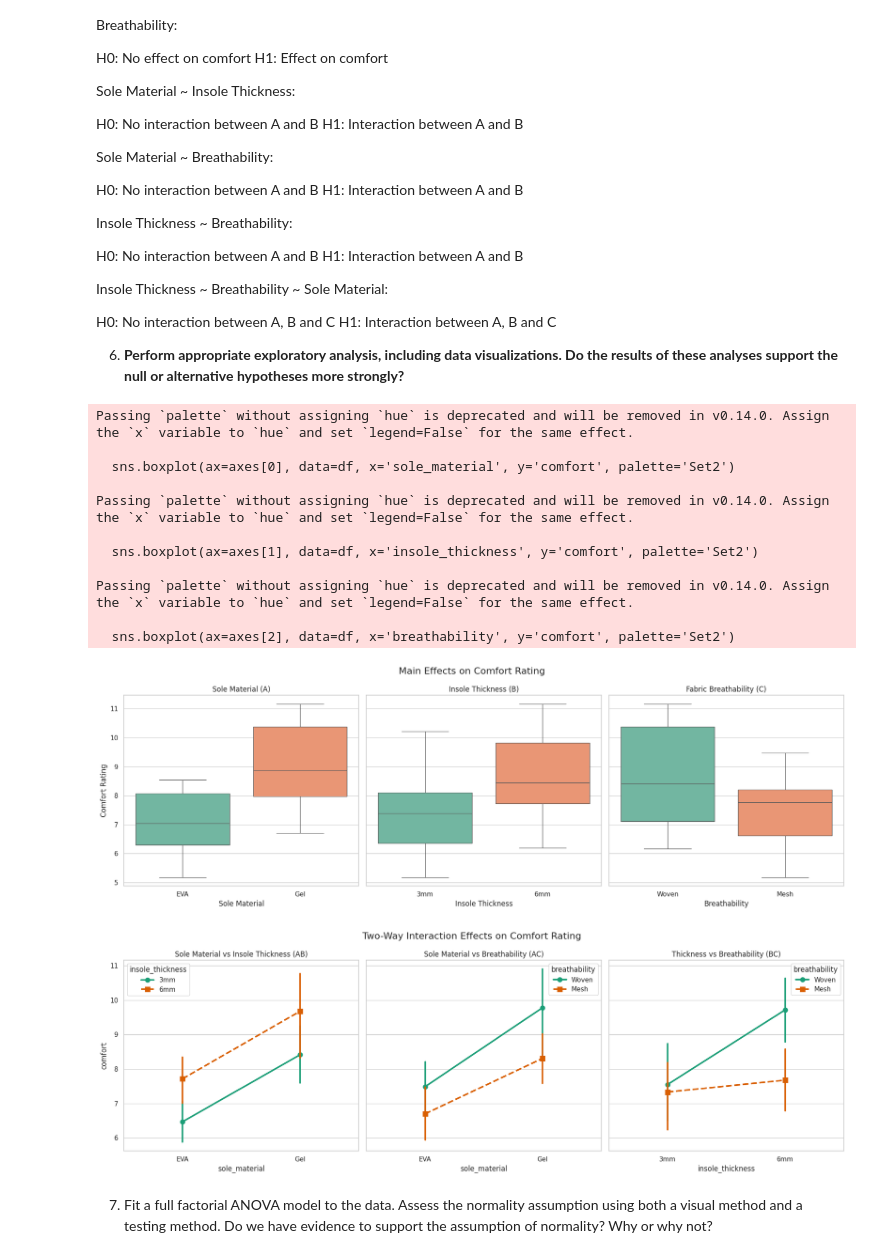
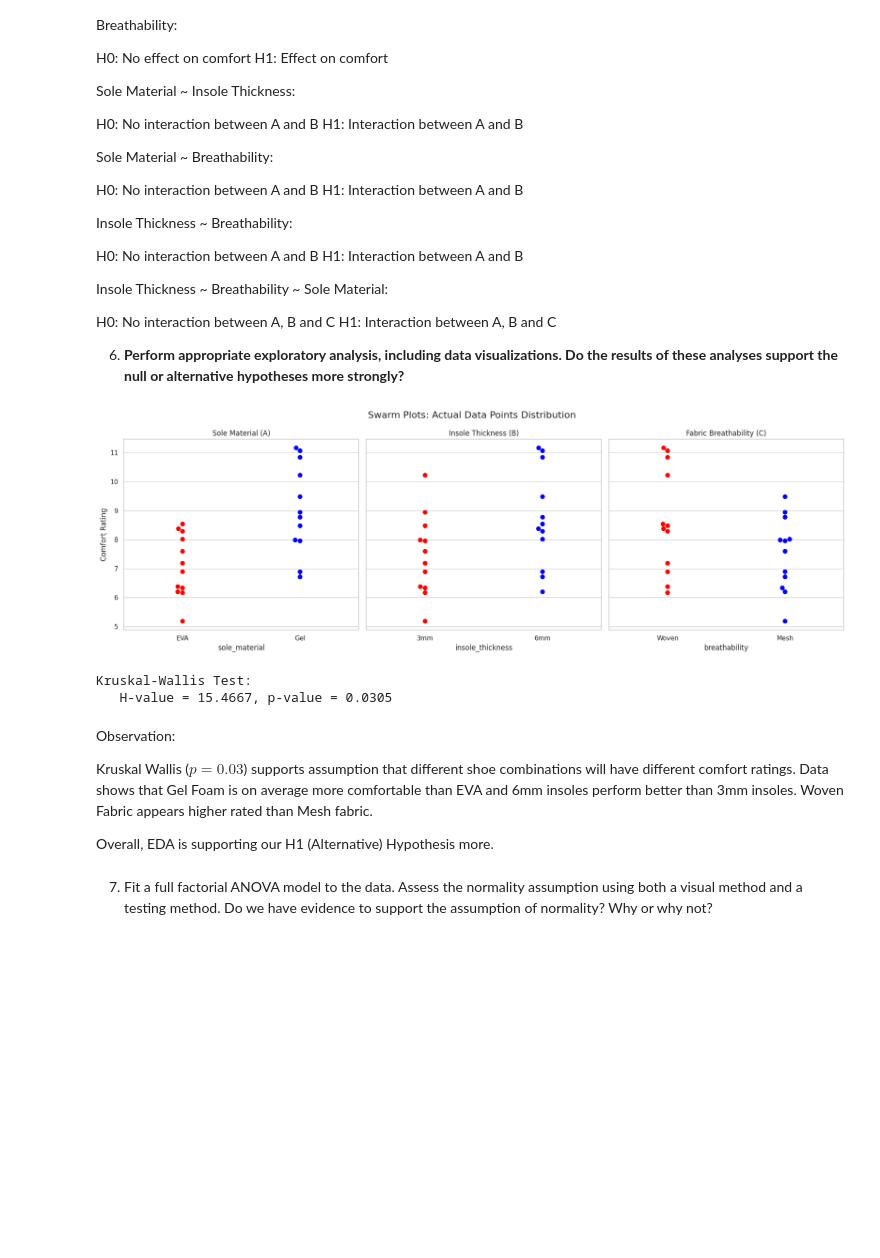
Before and after one commit to Cipher212/STAT-7220-Applied-Experimental-Design, a Jupyter notebook: Assignments/HW3/STAT-7220-HW3.ipynb, the cells around one changed output. Cells and saved outputs as stored; diff of their text form; code cells hidden in the pictures; blank space fills up the shorter version.

```diff
--- a/Assignments/HW3/STAT-7220-HW3.ipynb
+++ b/Assignments/HW3/STAT-7220-HW3.ipynb
@@ -149,68 +150,66 @@ H1: Interaction between A, B and C
 # %%
 import pandas as pd
 import matplotlib.pyplot as plt
 import seaborn as sns
+import numpy as np
+import scipy.stats as stats
+import statsmodels.api as sm
+from statsmodels.formula.api import ols
 
-# Load the dataset directly from the Excel file
+
+
+
+
+
+
+# load df
 df = pd.read_excel('Shoe Comfort Experiment.xlsx')
 
-# Set up the visual style and custom colors
+#theme
 sns.set_theme(style="whitegrid")
 custom_colors = ['red', 'blue']
 
-# 1. Main Effects Plots (Boxplots)
+# categorical scatter plot
 fig, axes = plt.subplots(1, 3, figsize=(18, 6), sharey=True)
-fig.suptitle('Main Effects on Comfort Rating', fontsize=16)
+fig.suptitle('Swarm Plots: Actual Data Points Distribution', fontsize=16)
 
-sns.boxplot(ax=axes[0], data=df, x='sole_material', y='comfort', palette=custom_colors)
+sns.swarmplot(ax=axes[0], data=df, x='sole_material', y='comfort', hue='sole_material', legend=False, palette=custom_colors, size=8)
 axes[0].set_title('Sole Material (A)')
-axes[0].set_xlabel('Sole Material')
 axes[0].set_ylabel('Comfort Rating')
 
-sns.boxplot(ax=axes[1], data=df, x='insole_thickness', y='comfort', palette=custom_colors)
+sns.swarmplot(ax=axes[1], data=df, x='insole_thickness', y='comfort', hue='insole_thickness', legend=False, palette=custom_colors, size=8)
 axes[1].set_title('Insole Thickness (B)')
-axes[1].set_xlabel('Insole Thickness')
+axes[1].set_ylabel('')
 
-sns.boxplot(ax=axes[2], data=df, x='breathability', y='comfort', palette=custom_colors)
+sns.swarmplot(ax=axes[2], data=df, x='breathability', y='comfort', hue='breathability', legend=False, palette=custom_colors, size=8)
 axes[2].set_title('Fabric Breathability (C)')
-axes[2].set_xlabel('Breathability')
+axes[2].set_ylabel('')
 
 plt.tight_layout()
 plt.show()
 
-# 2. Interaction Effects Plots (Pointplots)
-fig, axes = plt.subplots(1, 3, figsize=(18, 6), sharey=True)
-fig.suptitle('Two-Way Interaction Effects on Comfort Rating', fontsize=16)
 
-# Using linestyles=['-', '-'] to force solid lines for both groups
-sns.pointplot(ax=axes[0], data=df, x='sole_material', y='comfort', hue='insole_thickness',
-              markers=['o', 's'], linestyles=['-', '-'], palette=custom_colors)
-axes[0].set_title('Sole Material vs Insole Thickness (AB)')
 
-sns.pointplot(ax=axes[1], data=df, x='sole_material', y='comfort', hue='breathability',
-              markers=['o', 's'], linestyles=['-', '-'], palette=custom_colors)
-axes[1].set_title('Sole Material vs Breathability (AC)')
+# Kruskal wallis test
 
-sns.pointplot(ax=axes[2], data=df, x='insole_thickness', y='comfort', hue='breathability',
-              markers=['o', 's'], linestyles=['-', '-'], palette=custom_colors)
-axes[2].set_title('Thickness vs Breathability (BC)')
+df_sorted = df.sort_values(['sole_material', 'insole_thickness', 'breathability'])
 
-plt.tight_layout()
-plt.show()
+groups = np.split(df_sorted['comfort'].values, 8)
+kw_stat, kw_pval = stats.kruskal(*groups)
+
+print(f"Kruskal-Wallis Test:")
+print(f"   H-value = {kw_stat:.4f}, p-value = {kw_pval:.4f}")
 # %% [output]
+[figure, new version]
-Passing `palette` without assigning `hue` is deprecated and will be removed in v0.14.0. Assign the `x` variable to `hue` and set `legend=False` for the same effect.
-
-  sns.boxplot(ax=axes[0], data=df, x='sole_material', y='comfort', palette='Set2')
-
-Passing `palette` without assigning `hue` is deprecated and will be removed in v0.14.0. Assign the `x` variable to `hue` and set `legend=False` for the same effect.
-
-  sns.boxplot(ax=axes[1], data=df, x='insole_thickness', y='comfort', palette='Set2')
-
-Passing `palette` without assigning `hue` is deprecated and will be removed in v0.14.0. Assign the `x` variable to `hue` and set `legend=False` for the same effect.
-
-  sns.boxplot(ax=axes[2], data=df, x='breathability', y='comfort', palette='Set2')
+Kruskal-Wallis Test:
+   H-value = 15.4667, p-value = 0.0305
-[figure, old version]
-[figure, removed]
+# %% [markdown]
+Observation:
+
+
+Kruskal Wallis ($p = 0.03$) supports assumption that different shoe combinations will have different comfort ratings. Data shows that Gel Foam is on average more comfortable than EVA and 6mm insoles perform better than 3mm insoles. Woven Fabric appears higher rated than Mesh fabric.
+
+Overall, EDA is supporting our H1 (Alternative) Hypothesis more.
 # %% [markdown]
 7.  Fit a full factorial ANOVA model to the data. Assess the normality assumption using both a visual method and a testing method. Do we have evidence to support the assumption of normality? Why or why not?
 # %%
```
Also changed, not shown: parts of 8 cells of this notebook.
